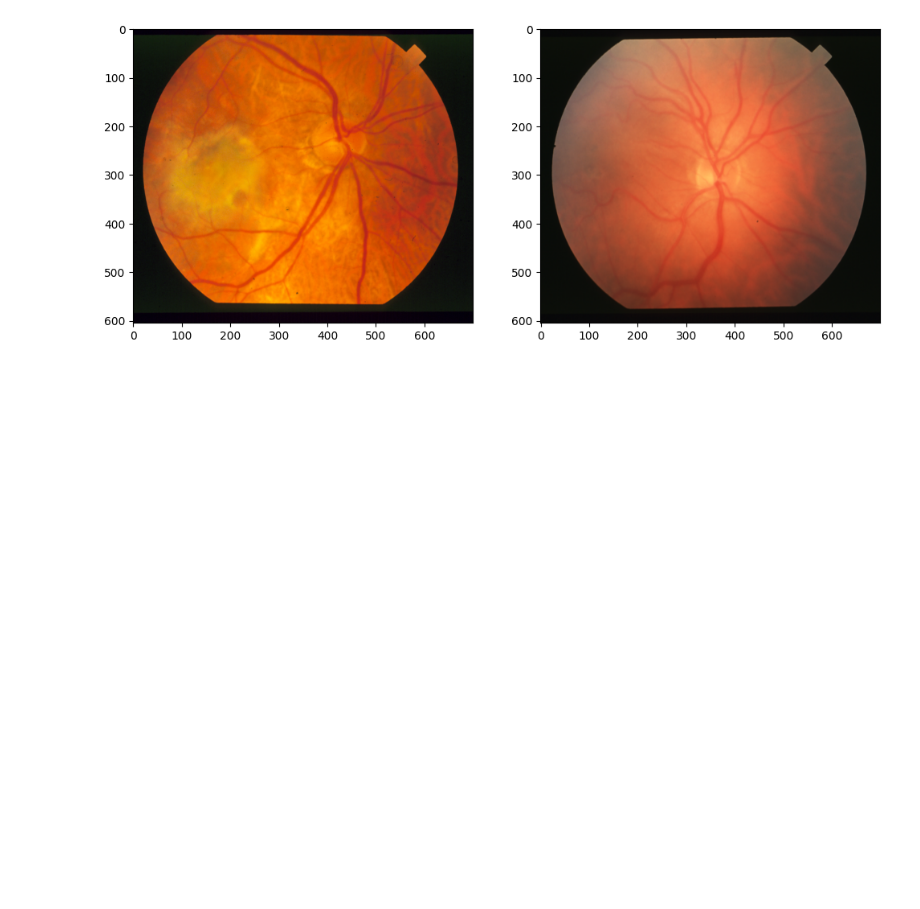
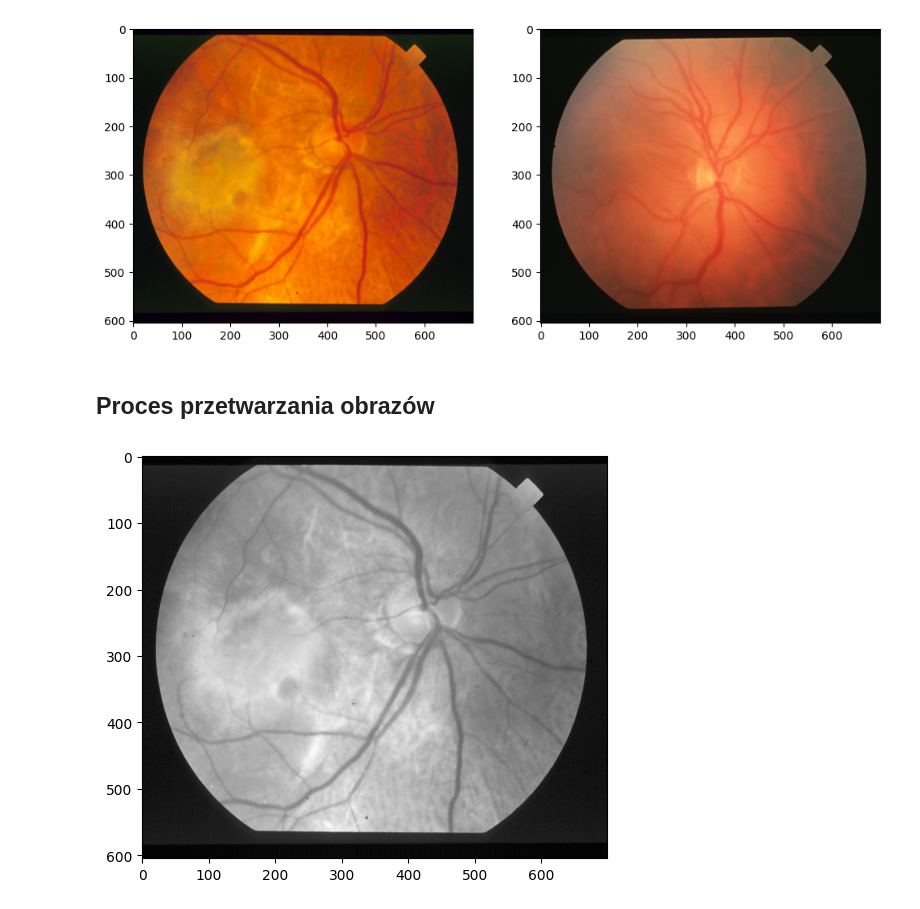
Before and after one commit to janekandrz/sp_final, a Jupyter notebook: spfinal.ipynb, the cells around one changed output. Cells and saved outputs as stored; diff of their text form; code cells hidden in the pictures; blank space fills up the shorter version.

```diff
--- a/spfinal.ipynb
+++ b/spfinal.ipynb
@@ -20,4 +20,4 @@ for filename in os.listdir(folder_path):
         image_paths.append(os.path.join(folder_path, filename))
 
 # Store image paths in a CSV
-df = pd.DataFrame(image_paths, columns=["ImagePath"])
+df = pd.DataFrame(image_paths, columns=["img"])
@@ -33,3 +35,12 @@ ax2.imshow(img2)
 plt.show()
 # %% [output]
 [figure]
+# %% [markdown]
+## Proces przetwarzania obrazów
+# %%
+plt.figure(figsize=(6,6))
+img_gray=cv2.imread(df["img"][0],cv2.IMREAD_GRAYSCALE)
+plt.imshow(img_gray,cmap="gray")
+plt.show()
+# %% [output]
+[figure, added]
```
Also changed, not shown: parts of 7 cells of this notebook, 1 other file.
